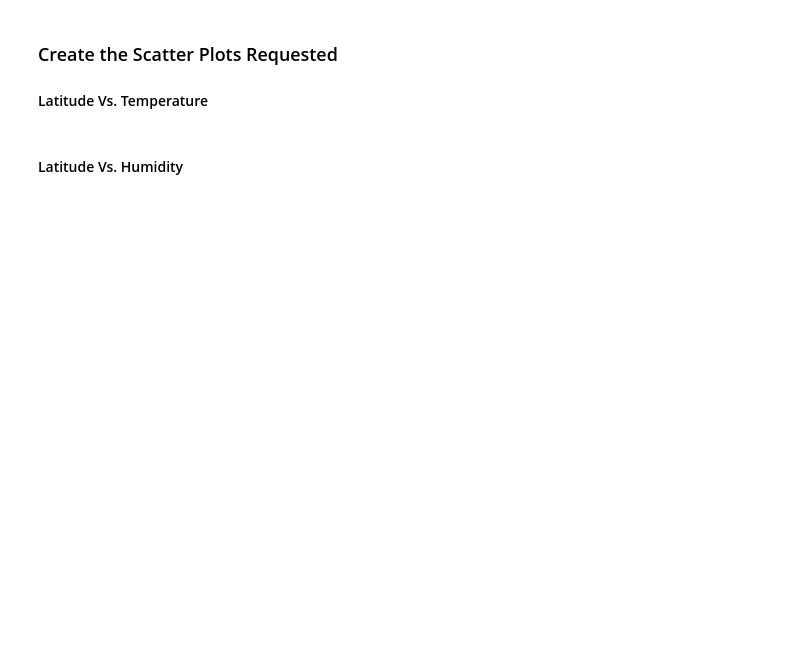
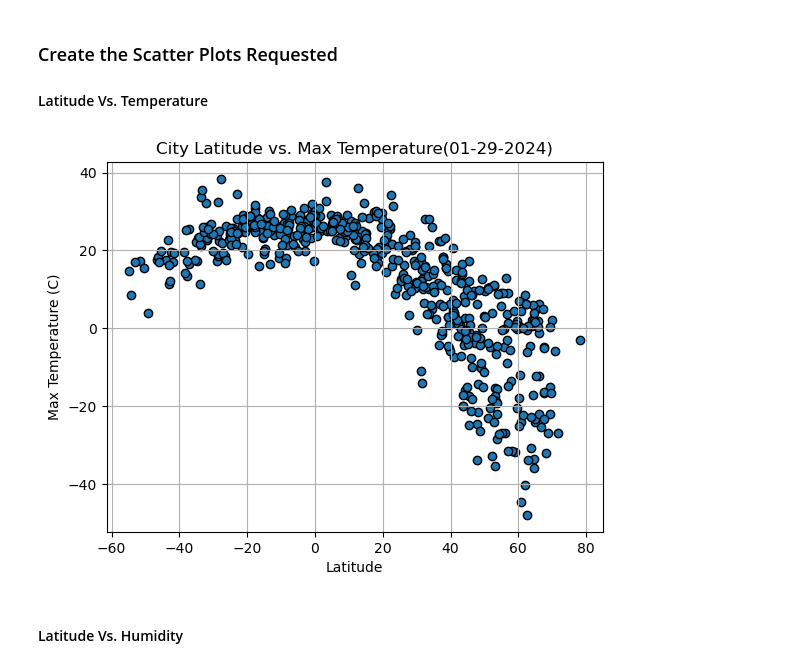
Before and after one commit to meltonme/python_api_challenge, a Jupyter notebook: WeatherPy/WeatherPy.ipynb, the cells around one changed output. Saved outputs shown, nothing was run; the diff lists cells and outputs as text; code cells hidden in the pictures; blank space fills up the shorter version.

Commit message:
Completed the analysis and figures

```diff
--- a/WeatherPy/WeatherPy.ipynb
+++ b/WeatherPy/WeatherPy.ipynb
@@ -138,6 +172,6 @@ city_data_df.to_csv("output_data/cities.csv", index_label="City_ID")
 # %%
 # Read saved data
-city_data_df = pd.read_csv("output_data/cities.csv", index_col="City_ID")
+city_data_df = pd.read_csv("cities.csv", index_col="City_ID")
 
 # Display sample data
 city_data_df.head()
@@ -160,3 +190,23 @@ plt.show()
+# %%
+# Build scatter plot for latitude vs. temperature
+plt.scatter(city_data_df["Lat"], city_data_df["Max Temp"], edgecolors="black")
+
+# Incorporate the other graph properties
+#datetime.today() and .strftime functions taken from StackOverflow: https://stackoverflow.com/questions/32490629/getting-todays-date-in-yyyy-mm-dd-in-python
+from datetime import datetime
+date = datetime.today().strftime('%m-%d-%Y')
+plt.title(f"City Latitude vs. Max Temperature({date})")
+plt.xlabel("Latitude")
+plt.ylabel("Max Temperature (C)")
+plt.grid()
+
+# Save the figure
+plt.savefig("output_data/Fig1.png")
+
+# Show plot
+plt.show()
+# %% [output]
+[figure, added]
 # %% [markdown]
 #### Latitude Vs. Humidity
 # %%
```
Also changed, not shown: parts of 31 cells of this notebook, 5 other files.
